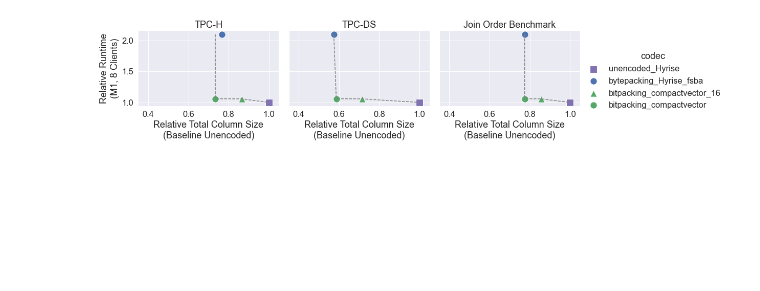
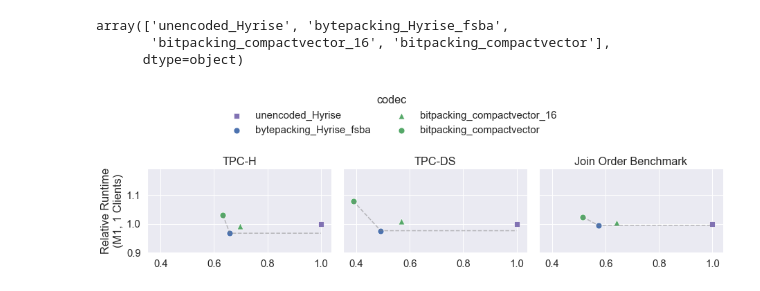
Before and after one commit to linuslh1996/column-compression, a Jupyter notebook: notebooks/ColumnCompressionParetoM1.ipynb, the cells around one changed output. Saved outputs shown, nothing was run; the diff lists cells and outputs as text; code cells hidden in the pictures; blank space fills up the shorter version.

Commit message:
m1 pareto vis

```diff
--- a/notebooks/ColumnCompressionParetoM1.ipynb
+++ b/notebooks/ColumnCompressionParetoM1.ipynb
@@ -308,0 +351,6 @@ all_benchmarks = pd.concat([single_benchmarks, multi_benchmarks])
+# %%
+data = all_benchmarks[~all_benchmarks["codec"].str.match(".*_seq")]
+data = data[data["num_clients"] == NUM_CLIENTS]
+data = data[data["total_runtime"] > 9e+03] # no time to investigate where the duplicates come from
+data = data.merge(all_sizes, on=["codec", "benchmark"])
+data
@@ -309,9 +371,4 @@ all_benchmarks = pd.concat([single_benchmarks, multi_benchmarks])
 # %%
-sns.set(font_scale=1.5)
-data = all_benchmarks[~all_benchmarks["codec"].str.match(".*_seq")]
-data = data[data["num_clients"] == 28]
-
-data = data.merge(all_sizes, on=["codec", "benchmark"])
 
 for b in data["benchmark"].unique():
     df = data[data["benchmark"] == b]
@@ -320,3 +377,7 @@ for b in data["benchmark"].unique():
     data.loc[data["benchmark"] == b,"relative_runtime_1"] = df["total_runtime"] / float(baseline_unencoded["total_runtime"])
 
 data = data.sort_values(["benchmark","codec"], ascending=False)
+data["relative_size"] = [1.0, 0.659, 0.696, 0.633, 1.0, 0.491, 0.567, 0.388, 1.0, 0.573, 0.642, 0.514]
+
+
+data
@@ -323,4 +398,14 @@ data = data.sort_values(["benchmark","codec"], ascending=False)
+# %%
+data["codec"].unique()
+# %% [output]
+array(['unencoded_Hyrise', 'bytepacking_Hyrise_fsba',
+       'bitpacking_compactvector_16', 'bitpacking_compactvector'],
+      dtype=object)
 # %%
+sns.set(rc={'figure.figsize':(20,14)})
+sns.set(rc={'figure.figsize':(23,8)})
+sns.set(font_scale=1.35)
+
 palette = {
     "unencoded_Hyrise" : "red",
     "bytepacking_Hyrise_fsba" : "blue",
@@ -340,45 +425,50 @@ orders = ['unencoded_Hyrise', 'bytepacking_Hyrise_fsba', 'bitpacking_compactvect
 hue_kws = {'marker': ["s", "o", "^", "o"],
           'color': ['#8172b3', '#4c72af', "#55a868", "#55a868"]}
 
-g = sns.FacetGrid(data, col="benchmark", hue="codec", hue_kws=hue_kws, legend_out=True, height=3.5, aspect=1.3)
-g.map(sns.scatterplot, "relative_size", "relative_runtime_1", s=180)
-g.set_axis_labels("Relative Total Column Size\n(Baseline Unencoded)", "Relative Runtime\n(M1, 8 Clients)")
+g = sns.FacetGrid(data, col="benchmark", hue="codec", hue_kws=hue_kws, legend_out=True, height=3.0, aspect=1.5)
+g.map(sns.scatterplot, "relative_size", "relative_runtime_1", s=80)
+g.set_axis_labels("Relative Total Column Size\n(Baseline Unencoded)", f"Relative Runtime\n(M1, {NUM_CLIENTS} Clients)")
 g.set_titles(col_template="{col_name}", row_template="{row_name}")
-g.add_legend()
+g.add_legend(ncol=2, bbox_to_anchor=(.5, 1), loc='lower right')
 
 def pareto_frontier(Xs, Ys, maxX=False, maxY=False):
     '''Pareto frontier selection process'''
     sorted_list = sorted([[Xs[i], Ys[i]] for i in range(len(Xs))], reverse=maxY)
     pareto_front = [sorted_list[0]]
     for pair in sorted_list[1:]:
         if maxY:
             if pair[1] >= pareto_front[-1][1]:
                 pareto_front.append(pair)
         else:
             if pair[1] <= pareto_front[-1][1]:
                 pareto_front.append(pair)
 
     return pareto_front
 
 benchmark_chart_names = {
     "Jo": "Join Order Benchmark",
     "TPCH": "TPC-H",
     "TPCDS": "TPC-DS"
 }
 
 
 for ax in g.axes[0]:
     benchmark = ax.title.get_text()
     data_for_benchmark = data[data["benchmark"] == benchmark]
     x = list(data_for_benchmark["relative_size"])
     y = list(data_for_benchmark["relative_runtime_1"])
     par = pareto_frontier(x, y)
     par.insert(0, [min(x), max(y)])
     par.append([max(x), par[-1][1]])
     ax.set_title(benchmark_chart_names[benchmark])
-    ax.plot([p[0] for p in par], [p[1] for p in par], color="grey", linestyle="dashed")
-    ax.set(xlim=(0.35 * max(x), max(x) * 1.05))
+    ax.plot([p[0] for p in par], [p[1] for p in par], color="grey", linestyle="dashed", alpha=0.5)
+    x_max_index = x.index(max(x))
+    ax.set(xlim=(0.35 * max(x), max(x) * 1.04), ylim=(0.9* y[x_max_index], 1.19 * y[x_max_index]))
 
-plt.savefig(f"visualizations/pareto_multi.svg", format="svg")
+    #ax.set_title("")
+    ax.set_xlabel("")
+
+plt.savefig(f"visualizations/columncompression_pareto_M1_{NUM_CLIENTS}.svg", format="svg")
+plt.savefig(f"visualizations/columncompression_pareto_M1_{NUM_CLIENTS}.png", format="png",  bbox_inches='tight')
 # %% [output]
-[figure, old version]
+[figure, new version]
```
Also changed, not shown: parts of 7 cells of this notebook, 1 other file.
